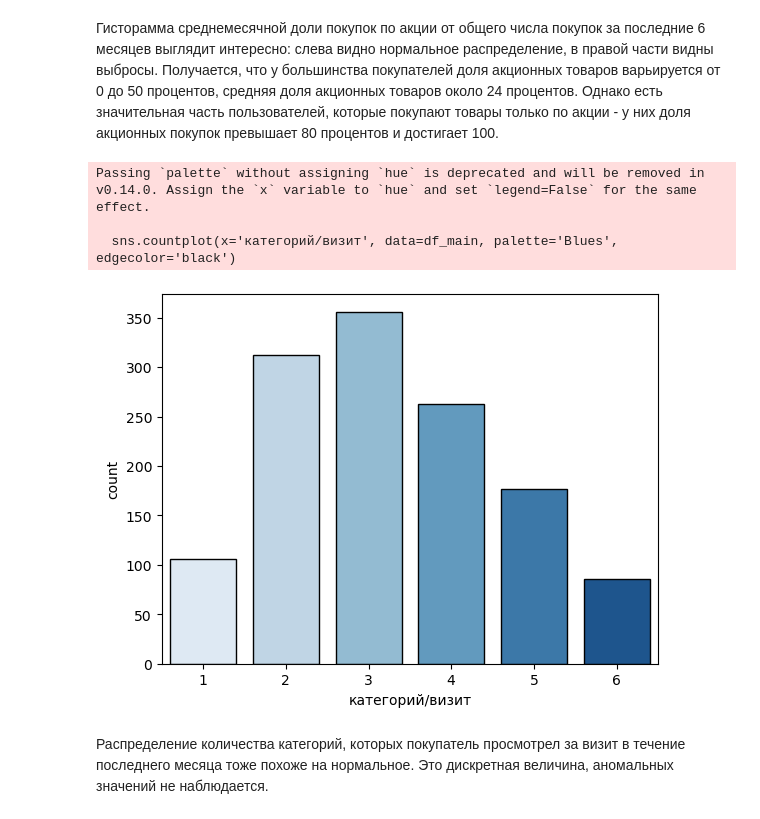
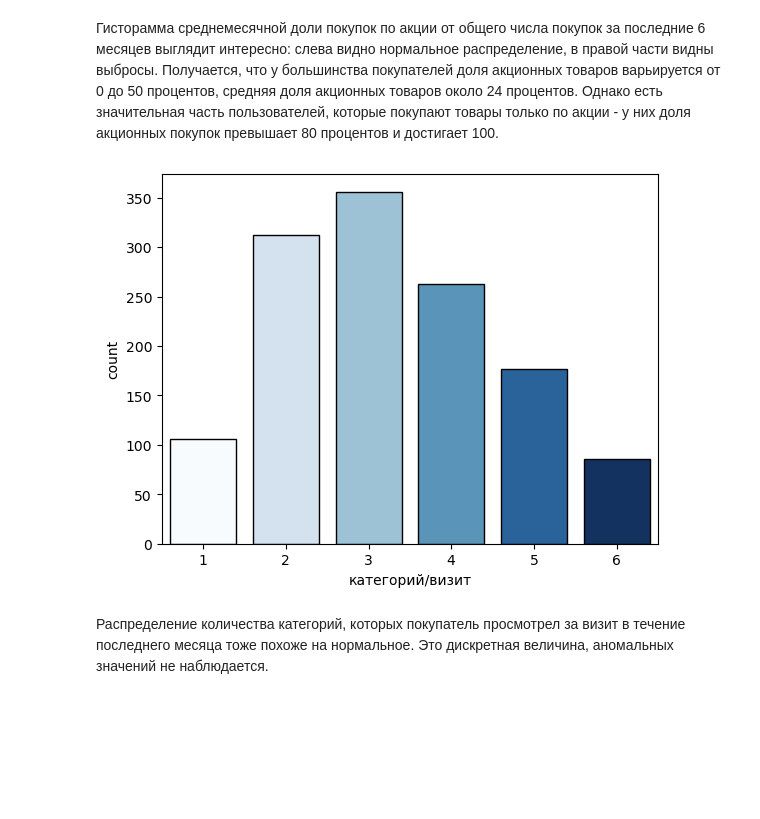
Before and after one commit to Indzhira/sixth-project, a Jupyter notebook: project.ipynb, the cells around one changed output. Saved outputs shown, nothing was run; the diff lists cells and outputs as text; code cells hidden in the pictures; blank space fills up the shorter version.

```diff
--- a/project.ipynb
+++ b/project.ipynb
@@ -488,13 +485,10 @@ hist_and_boxplot('доля_акционных', df_main, 20)
 # %% [markdown]
 Гисторамма среднемесячной доли покупок по акции от общего числа покупок за последние 6 месяцев выглядит интересно: слева видно нормальное распределение, в правой части видны выбросы. Получается, что у большинства покупателей доля акционных товаров варьируется от 0 до 50 процентов, средняя доля акционных товаров около 24 процентов. Однако есть значительная часть пользователей, которые покупают товары только по акции - у них доля акционных покупок превышает 80 процентов и достигает 100.
 # %%
-sns.countplot(x='категорий/визит', data=df_main, palette='Blues', edgecolor='black')
+sns.countplot(x='категорий/визит', data=df_main, hue = 'категорий/визит', palette='Blues', edgecolor='black', legend=False)
 plt.show()
 # %% [output]
-Passing `palette` without assigning `hue` is deprecated and will be removed in v0.14.0. Assign the `x` variable to `hue` and set `legend=False` for the same effect.
-
-  sns.countplot(x='категорий/визит', data=df_main, palette='Blues', edgecolor='black')
-[figure, old version]
+[figure, new version]
 # %% [markdown]
 Распределение количества категорий, которых покупатель просмотрел за визит в течение последнего месяца тоже похоже на нормальное. Это дискретная величина, аномальных значений не наблюдается.
 # %%
```
Also changed, not shown: parts of 6 cells of this notebook.
